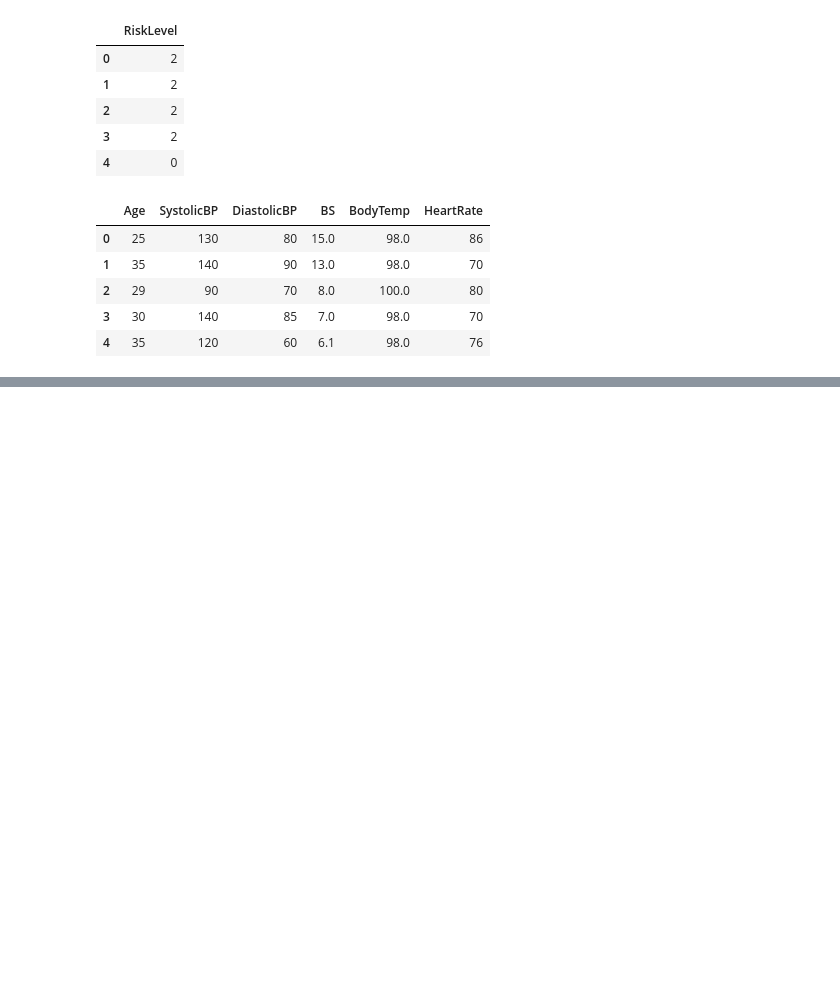
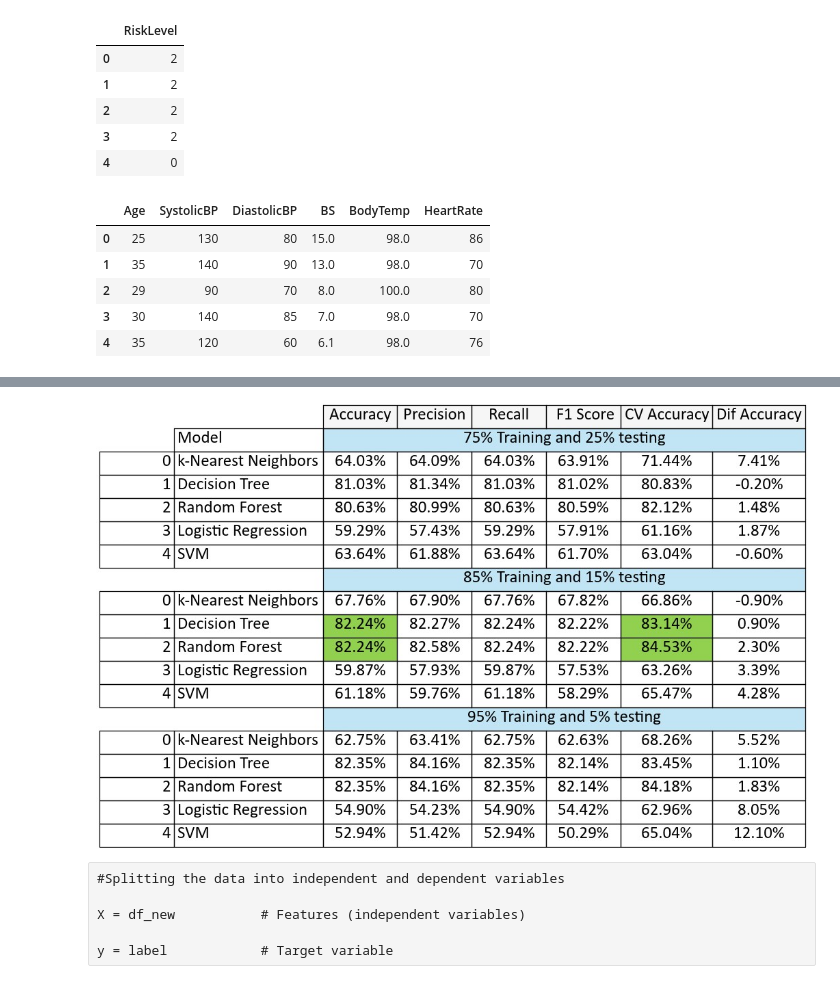
Before and after one commit to 2026365-EduardoFlach/Machine_Learning_CA1, a Jupyter notebook: Machine Learning_CA1.ipynb, the cells around one changed output, grey strips where cells are left out. Saved outputs shown, nothing was run; the diff lists cells and outputs as text; code cells hidden in the pictures; blank space fills up the shorter version.

```diff
--- a/Machine Learning_CA1.ipynb
+++ b/Machine Learning_CA1.ipynb
@@ -679,0 +523,12 @@ plt.show()
+# %%
+# Results for 5%, 15% and 25% for testing. Decision Tree and Randon Forest with 15% more reliable. More insight about the data at the support document
+from IPython.display import Image
+Image(filename =r'Accuracy_train_test.jpg')
+# %% [output]
+[figure, added]
+# %% [raw]
+#Splitting the data into independent and dependent variables
+
+X = df_new           # Features (independent variables)
+
+y = label            # Target variable
```
Also changed, not shown: parts of 64 cells of this notebook, 1 other file.
